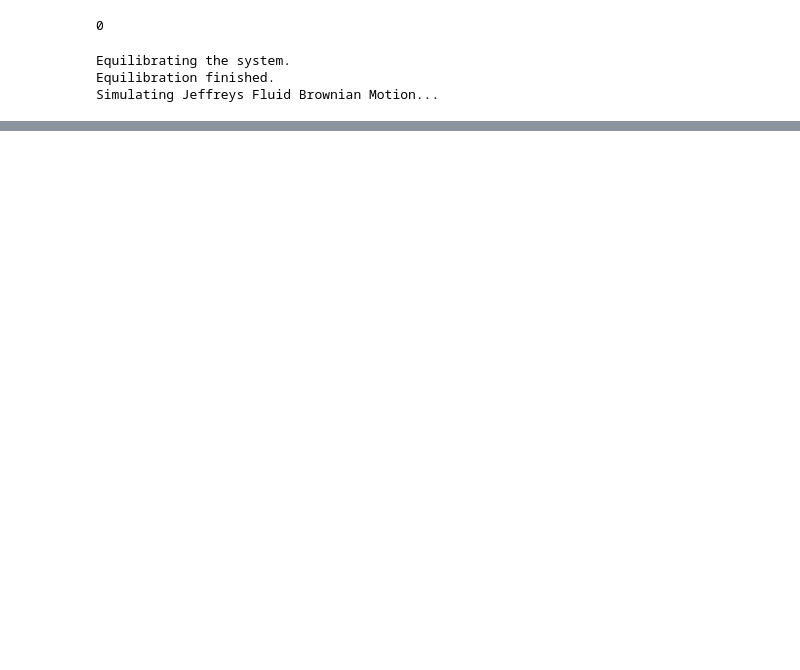
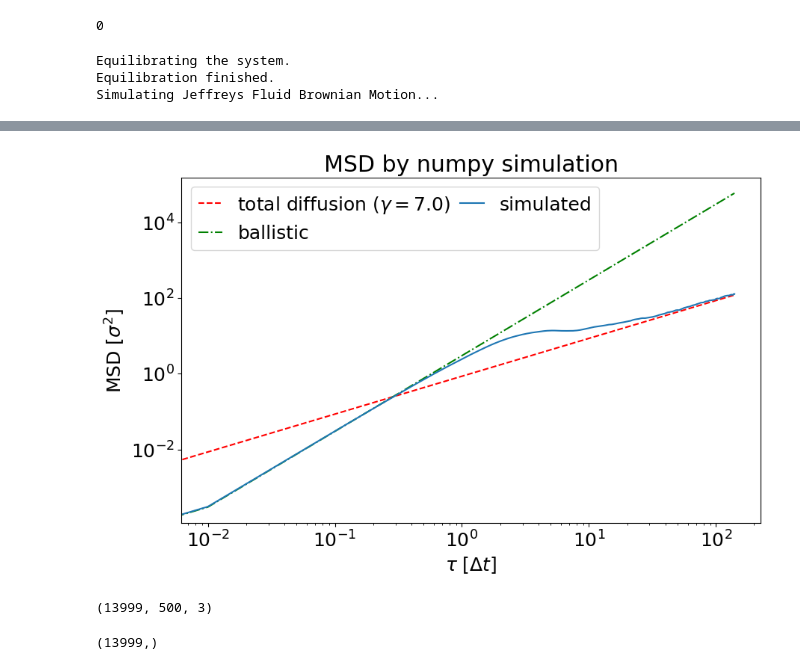
Before and after one commit to LEvGaP/espresso, a Jupyter notebook: doc/tutorials/jeffreys_fluid_sim/jeffreys_fluid_sim.ipynb, the cells around one changed output, grey strips where cells are left out. Cells and saved outputs as stored; diff of their text form; code cells hidden in the pictures; blank space fills up the shorter version.

```diff
--- a/doc/tutorials/jeffreys_fluid_sim/jeffreys_fluid_sim.ipynb
+++ b/doc/tutorials/jeffreys_fluid_sim/jeffreys_fluid_sim.ipynb
@@ -8,17 +8,19 @@ import numpy as np
 # -------------------------------------------------------------------------
 # 1. Physical Parameters from Raikher et al. (Jeffreys Fluid)
 # -------------------------------------------------------------------------
-kT = 10.0
+kT = 1.0
 mass_real = 1.0          # Mass of the tracer particle
-mass_virt = 0.01         # Small mass for the auxiliary variable (quasi-overdamped)
+mass_virt = 0.03         # Small mass for the auxiliary variable (quasi-overdamped)
 
-gamma_f = 0.5            # Solvent viscosity (Instantaneous friction)
-gamma_s = 6.5            # Polymer viscosity (Memory friction)
-tau_s   = 1.0           # Relaxation time
+# aka gamma_f:
+gamma_instantaneous = 0.5            # Solvent viscosity (Instantaneous friction)
+# aka gamma_s:
+gamma_memory = 6.5            # Polymer viscosity (Memory friction)
+tau_s   = 10.0           # Relaxation time
 
 # Calculated Spring Constant for the Maxwell Element equivalence
-# k = gamma_s / tau_s
-k_spring = gamma_s / tau_s
+# k = gamma_memory / tau_s
+k_spring = gamma_memory / tau_s
 
 
 STEPS = 3 *1000 * 333
@@ -168,0 +264,35 @@ plt.show()
+# %%
+plt.figure(figsize=(10, 6))
+plt.xlabel(r'$\tau$ [$\Delta t$]')
+plt.ylabel(r'MSD [$\sigma^2$]')
+
+# Theoretical comparison for simple diffusion (Einstein relation)
+# At very long times, Jeffreys fluid behaves like a viscous fluid with total viscosity = gamma_instantaneous + gamma_memory
+plt.loglog(time, 6*kT/(gamma_instantaneous + gamma_memory) * time, linestyle='dashed',
+            color="red", label=fr'total diffusion ($\gamma={gamma_instantaneous + gamma_memory:.1f}$)')
+
+# this intermediate regime doesn't seem to work
+# plt.loglog(tau_results[start:end], 6*kT/(gamma_instantaneous)*tau_results[start:end], linestyle='dotted',
+#             color="red", label=fr'solvent diffusion ($\gamma={gamma_instantaneous:.1f}$)')
+
+# At very short times, particle experience few collisions and inertia plays a big role
+plt.loglog(time, 3*kT/(mass_real)*(time ** 2), linestyle='dashdot',
+            color="green", label=fr'ballistic')
+
+plt.loglog(time, msd, label=fr'simulated')
+
+plt.title('MSD by numpy simulation')
+plt.legend(ncol=2, columnspacing=0.5, handlelength=1.3)
+plt.show()
+# %% [output]
+[figure, added]
+# %%
+v_log = (trajectories[1:] - trajectories[:-1]) / numpy_sim_dt
+v_log.shape
+# %% [output]
+(13999, 500, 3)
+# %%
+v_time_cov = (v_log * v_log[0]).sum(axis=2).mean(axis=1)
+v_time_cov.shape
+# %% [output]
+(13999,)
```
Also changed, not shown: parts of 12 cells of this notebook.
